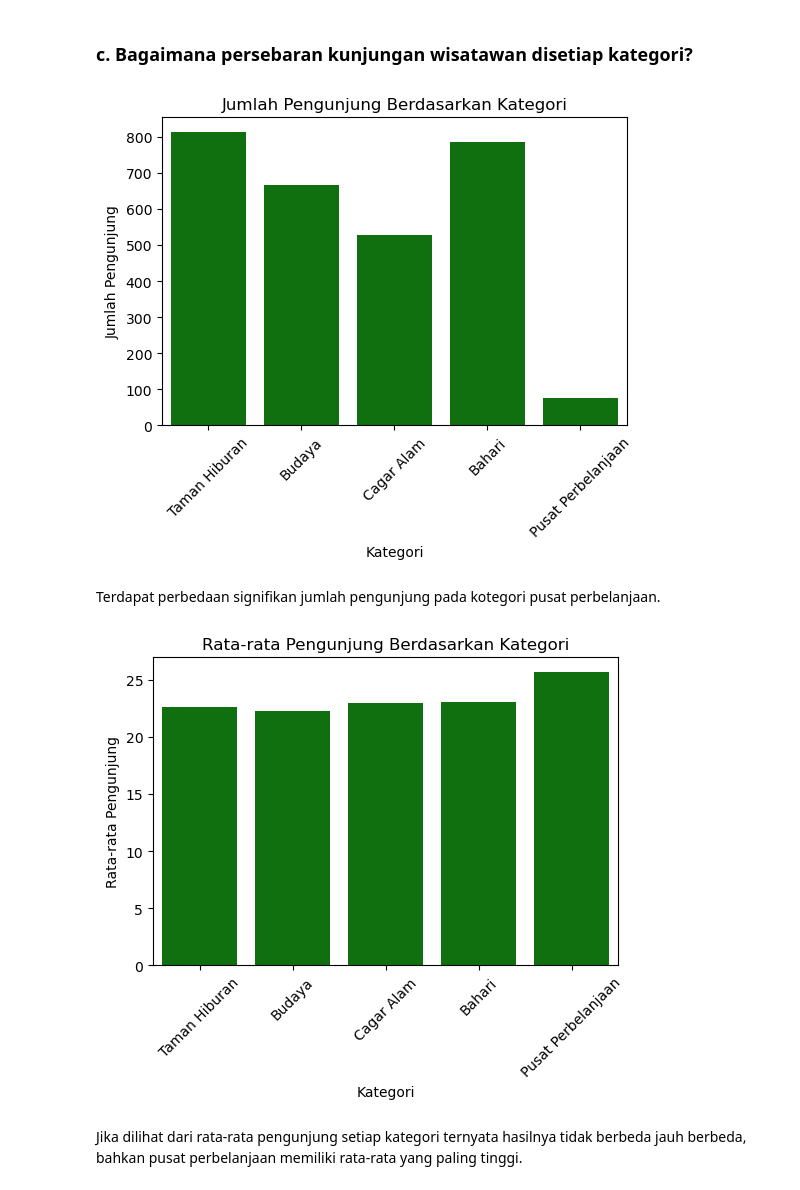
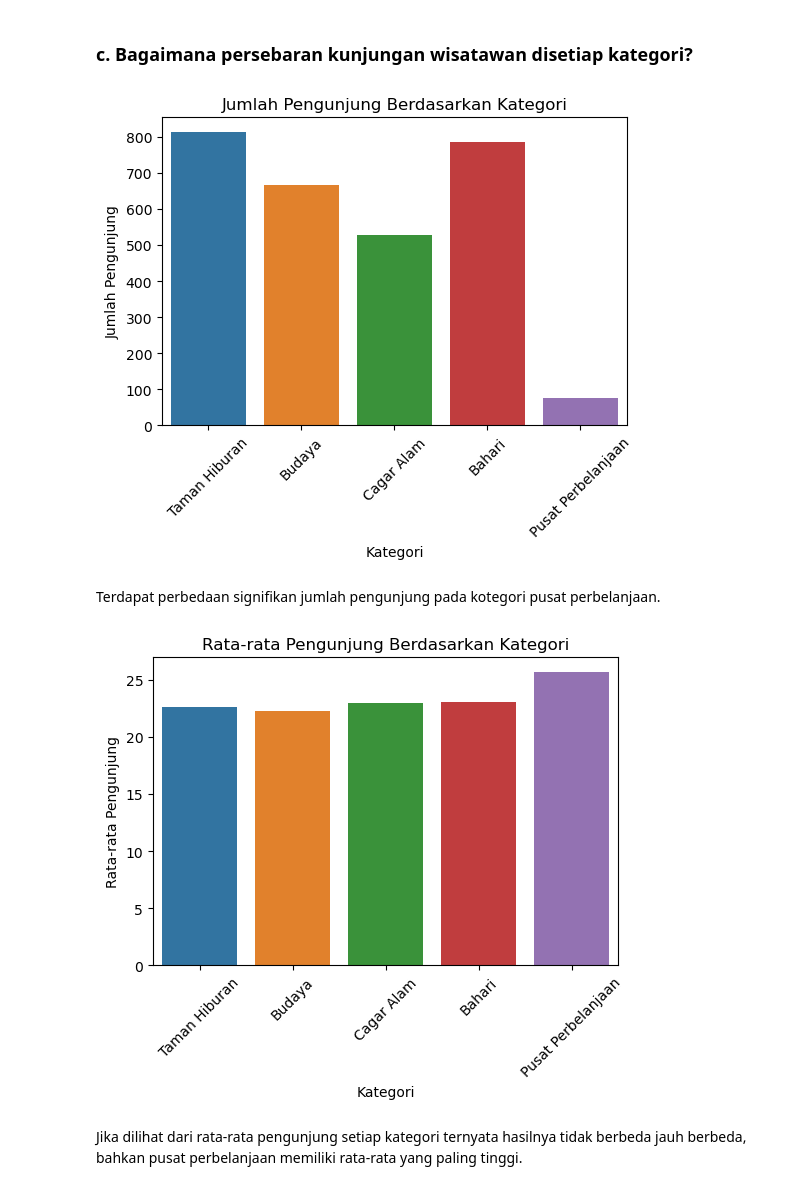
Before and after one commit to CODA-Assignment-Bay/p1-coda001-rmt-m2-ariefjw, a Jupyter notebook: P1M2_Arief_Joko.ipynb, the cells around one changed output. Saved outputs shown, nothing was run; the diff lists cells and outputs as text; code cells hidden in the pictures.

```diff
--- a/P1M2_Arief_Joko.ipynb
+++ b/P1M2_Arief_Joko.ipynb
@@ -294,26 +294,26 @@ Wisatawan yang banyak berkunjung yaitu dari Provinsi Jawa Barat
 <h3>c. Bagaimana persebaran kunjungan wisatawan disetiap kategori?</h3>
 # %%
 plt.figure(figsize=(6, 4))
-sns.barplot(x=df_place['Category'], y=df_place['num_visitors'], estimator=sum, errorbar=None, color='green')
+sns.barplot(x='Category', y='num_visitors', data=df_place, estimator=sum, errorbar=None, hue='Category')
 plt.title('Jumlah Pengunjung Berdasarkan Kategori')
 plt.xlabel('Kategori')
 plt.ylabel('Jumlah Pengunjung')
 plt.xticks(rotation=45)
 plt.show()
 # %% [output]
-[figure, old version]
+[figure, new version]
 # %% [markdown]
 Terdapat perbedaan signifikan jumlah pengunjung pada kotegori pusat perbelanjaan.
 # %%
 plt.figure(figsize=(6, 4))
-sns.barplot(x=df_place['Category'], y=df_place['num_visitors'], estimator=np.mean, errorbar=None, color='green')
+sns.barplot(x='Category', y='num_visitors', data=df_place, estimator=np.mean, errorbar=None, hue='Category')
 plt.title('Rata-rata Pengunjung Berdasarkan Kategori')
 plt.xlabel('Kategori')
 plt.ylabel('Rata-rata Pengunjung')
 plt.xticks(rotation=45)
 plt.show()
 # %% [output]
-[figure, old version]
+[figure, new version]
 # %% [markdown]
 Jika dilihat dari rata-rata pengunjung setiap kategori ternyata hasilnya tidak berbeda jauh berbeda, bahkan pusat perbelanjaan memiliki rata-rata yang paling tinggi.
 # %% [markdown]
```
Also changed, not shown: parts of 8 cells of this notebook, 1 other file.
